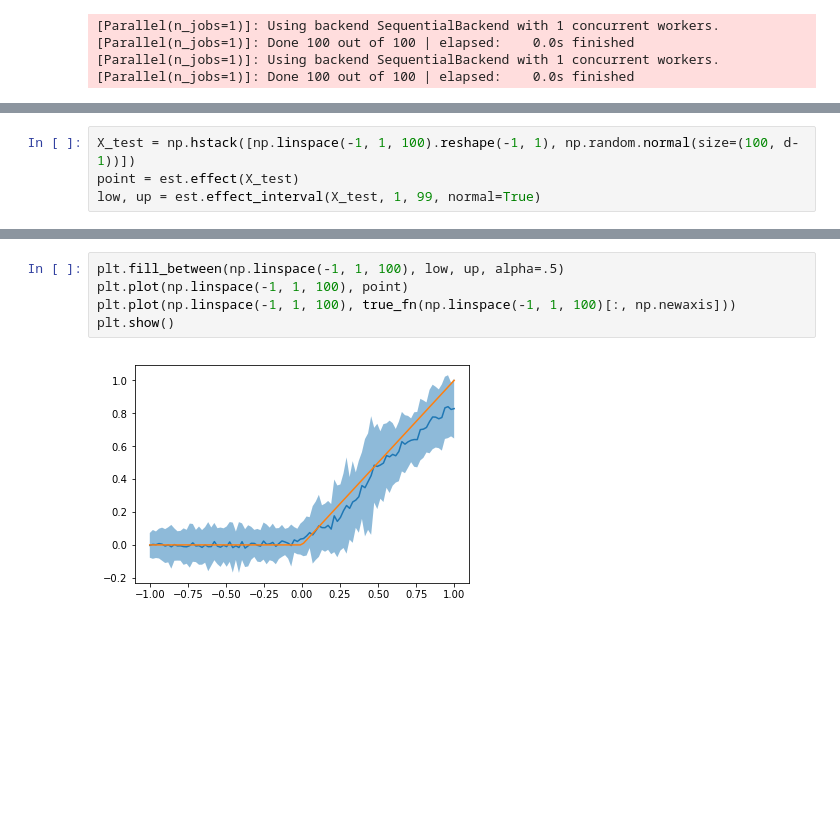
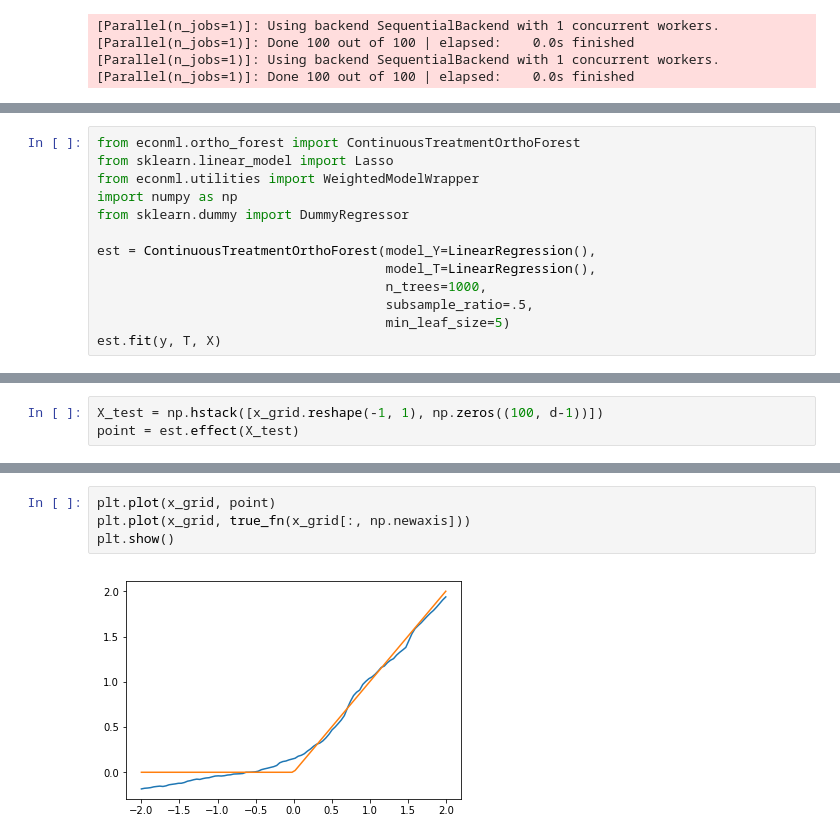
Before and after one commit to py-why/EconML, a Jupyter notebook: notebooks/SubsampledHonestForest.ipynb, the cells around one changed output, grey strips where cells are left out. Drawn from its saved outputs; the diff is of its cells as text; blank space fills up the shorter version.

```diff
--- a/notebooks/SubsampledHonestForest.ipynb
+++ b/notebooks/SubsampledHonestForest.ipynb
@@ -158,0 +194,13 @@ est.fit(y, T, X)
+# %%
+from econml.ortho_forest import ContinuousTreatmentOrthoForest
+from sklearn.linear_model import Lasso
+from econml.utilities import WeightedModelWrapper
+import numpy as np
+from sklearn.dummy import DummyRegressor
+
+est = ContinuousTreatmentOrthoForest(model_Y=LinearRegression(),
+                                     model_T=LinearRegression(),
+                                     n_trees=1000,
+                                     subsample_ratio=.5,
+                                     min_leaf_size=5)
+est.fit(y, T, X)
@@ -159,5 +223,4 @@ est.fit(y, T, X)
 # %%
-X_test = np.hstack([np.linspace(-1, 1, 100).reshape(-1, 1), np.random.normal(size=(100, d-1))])
+X_test = np.hstack([x_grid.reshape(-1, 1), np.zeros((100, d-1))])
 point = est.effect(X_test)
-low, up = est.effect_interval(X_test, 1, 99, normal=True)
 # %% [output]
@@ -168,7 +230,6 @@ low, up = est.effect_interval(X_test, 1, 99, normal=True)
-# %%
-plt.fill_between(np.linspace(-1, 1, 100), low, up, alpha=.5)
-plt.plot(np.linspace(-1, 1, 100), point)
-plt.plot(np.linspace(-1, 1, 100), true_fn(np.linspace(-1, 1, 100)[:, np.newaxis]))
-plt.show()
-# %% [output]
-[figure, removed]
+# %%
+plt.plot(x_grid, point)
+plt.plot(x_grid, true_fn(x_grid[:, np.newaxis]))
+plt.show()
+# %% [output]
+[figure, added]
```
Also changed, not shown: parts of 13 cells of this notebook.
